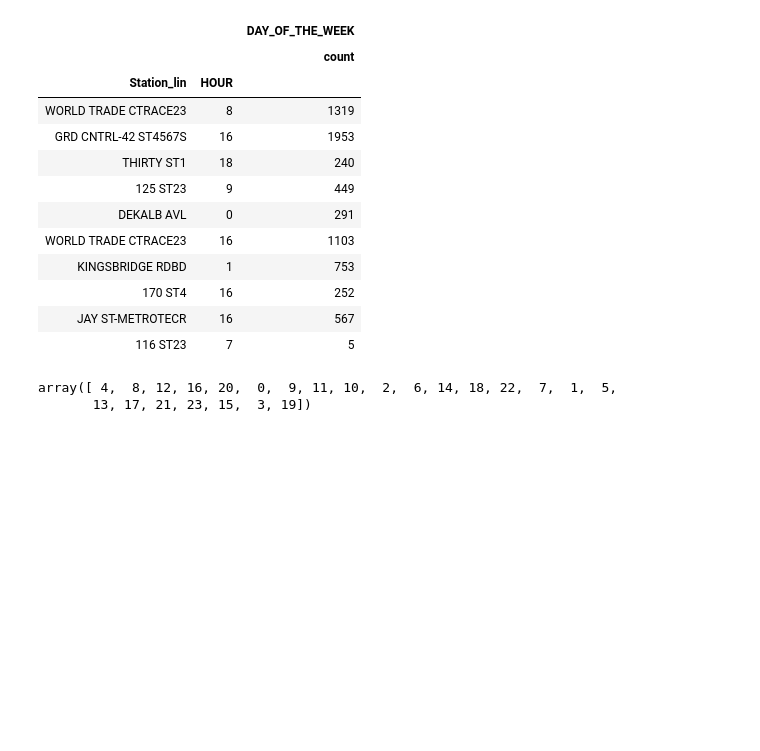
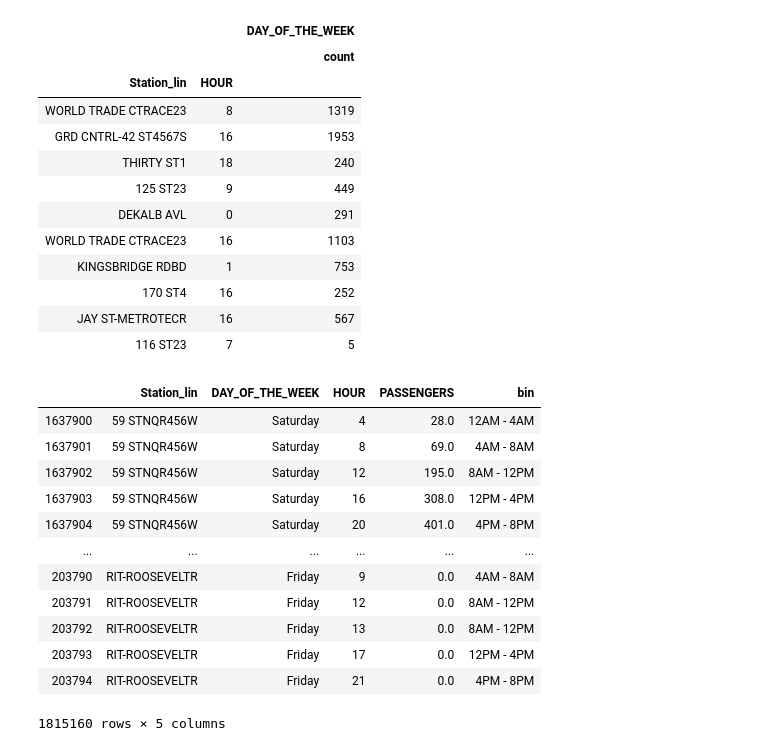
Before and after one commit to biancaorozco/metis_project1, a Jupyter notebook: data_scraping.ipynb, the cells around one changed output. Saved outputs shown, nothing was run; the diff lists cells and outputs as text; code cells hidden in the pictures; blank space fills up the shorter version.

```diff
--- a/data_scraping.ipynb
+++ b/data_scraping.ipynb
@@ -434,9 +434,37 @@ gb_agg.sample(10)
 | 170 ST4 | 16 | 252 |
 | JAY ST-METROTECR | 16 | 567 |
 | 116 ST23 | 7 | 5 |
-# %%
-hrs = mta_final["HOUR"].unique()
-hrs
-# %% [output]
-array([ 4,  8, 12, 16, 20,  0,  9, 11, 10,  2,  6, 14, 18, 22,  7,  1,  5,
-       13, 17, 21, 23, 15,  3, 19])
+# %%
+from math import ceil
+def hour_to_bin(df_hours):
+    # bin hours:
+    # 3,4,5,6 to bin 1
+    #
+    # 23, 0, 1, 2 into bin 6ß
+    bin_no = int(ceil((df_hours["HOUR"]-2)/4))
+    if bin_no==0:
+        bin_no = 6
+
+    list_bins = ["12AM - 4AM","4AM - 8AM","8AM - 12PM","12PM - 4PM", "4PM - 8PM", "8PM - 12PM"]
+    return list_bins[bin_no-1]
+
+try:
+    mta_final.drop("bin", axis=1)
+except:
+    pass
+mta_final["bin"] = mta_final.apply(hour_to_bin, axis=1)
+mta_final
+# %% [output]
+|  | Station_lin | DAY_OF_THE_WEEK | HOUR | PASSENGERS | bin |
+| 1637900 | 59 STNQR456W | Saturday | 4 | 28.0 | 12AM - 4AM |
+| 1637901 | 59 STNQR456W | Saturday | 8 | 69.0 | 4AM - 8AM |
+| 1637902 | 59 STNQR456W | Saturday | 12 | 195.0 | 8AM - 12PM |
+| 1637903 | 59 STNQR456W | Saturday | 16 | 308.0 | 12PM - 4PM |
+| 1637904 | 59 STNQR456W | Saturday | 20 | 401.0 | 4PM - 8PM |
+| ... | ... | ... | ... | ... | ... |
+| 203790 | RIT-ROOSEVELTR | Friday | 9 | 0.0 | 4AM - 8AM |
+| 203791 | RIT-ROOSEVELTR | Friday | 12 | 0.0 | 8AM - 12PM |
+| 203792 | RIT-ROOSEVELTR | Friday | 13 | 0.0 | 8AM - 12PM |
+| 203793 | RIT-ROOSEVELTR | Friday | 17 | 0.0 | 12PM - 4PM |
+| 203794 | RIT-ROOSEVELTR | Friday | 21 | 0.0 | 4PM - 8PM |
+1815160 rows × 5 columns
```
